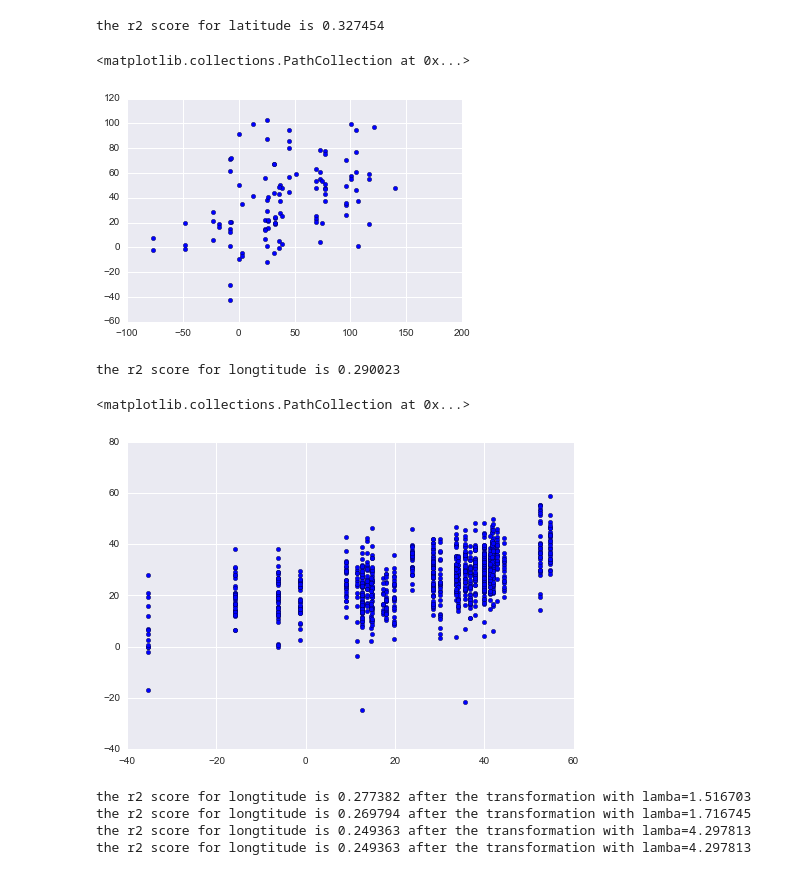
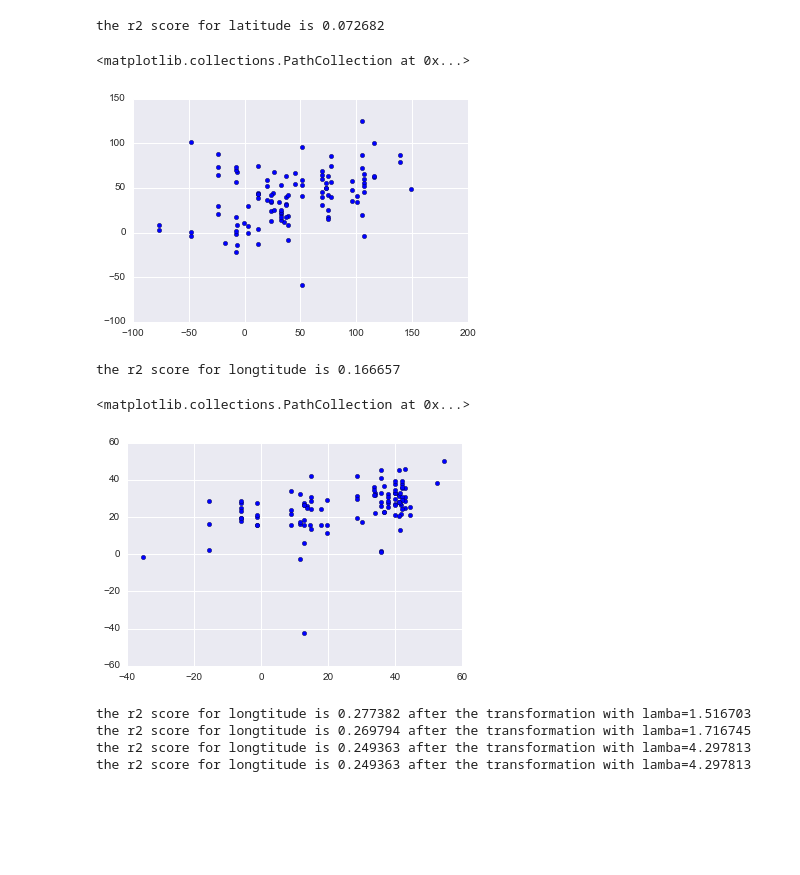
Before and after one commit to DarwinSenior/cs498, a Jupyter notebook: assignment6/HW6.ipynb, the cells around one changed output. Saved outputs shown, nothing was run; the diff lists cells and outputs as text; code cells hidden in the pictures; blank space fills up the shorter version.

```diff
--- a/assignment6/HW6.ipynb
+++ b/assignment6/HW6.ipynb
@@ -24,21 +22,21 @@ YLatTest = ytest[:,1]
 # %%
 clf = linear_model.LinearRegression()
 clf.fit(Xtrain, YLatTrain)
-print("the r2 score for latitude is %f"%r2_score(YLat, clf.predict(X)))
+print("the r2 score for latitude is %f"%r2_score(YLatTest, clf.predict(Xtest)))
 pyplot.scatter(YLatTest, clf.predict(Xtest))
 # %% [output]
-the r2 score for latitude is 0.327454
+the r2 score for latitude is 0.072682
 <matplotlib.collections.PathCollection at 0x...>
-[figure, old version]
+[figure, new version]
 # %%
 clf = linear_model.LinearRegression()
-clf.fit(X, YLong)
-print("the r2 score for longtitude is %f"%r2_score(YLong, clf.predict(X)))
-pyplot.scatter(YLong, clf.predict(X))
+clf.fit(Xtrain, YLongTrain)
+print("the r2 score for longtitude is %f"%r2_score(YLongTest, clf.predict(Xtest)))
+pyplot.scatter(YLongTest, clf.predict(Xtest))
 # %% [output]
-the r2 score for longtitude is 0.290023
+the r2 score for longtitude is 0.166657
 <matplotlib.collections.PathCollection at 0x...>
-[figure, old version]
+[figure, new version]
 # %%
 def invboxcox(y,ld):
    if ld == 0:
```
Also changed, not shown: parts of 1 cell of this notebook.
